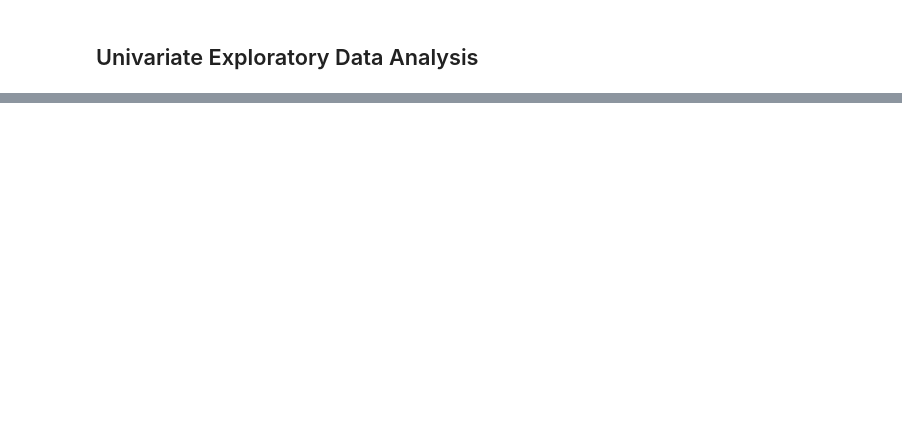
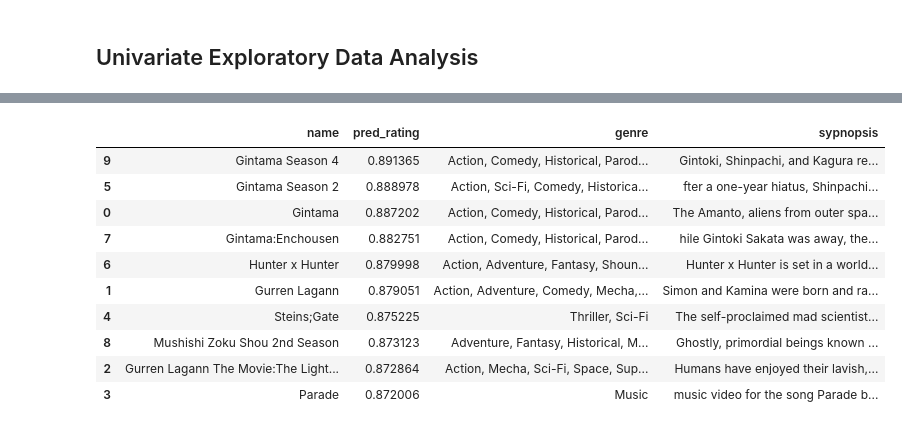
Before and after one commit to ludyhasby/machine_learning_terapan, a Jupyter notebook: recommendation_system/notebook.ipynb, the cells around one changed output, grey strips where cells are left out. Cells and saved outputs as stored; diff of their text form; code cells hidden in the pictures; blank space fills up the shorter version.

Commit message:
recommendation system

```diff
--- a/recommendation_system/notebook.ipynb
+++ b/recommendation_system/notebook.ipynb
@@ -929,0 +407,3 @@ plt.show()
+# %%
+df = pd.read_csv('anime.csv', low_memory=True)
+df = df.replace("Unknown", np.nan)
@@ -929,0 +443,9 @@ plt.show()
+# %%
+cols = ["MAL_ID", "Name", "Genres", "sypnopsis"]
+sypnopsis_df = pd.read_csv('anime_with_synopsis.csv', usecols=cols)
+
+def getSypnopsis(anime):
+    if isinstance(anime, int):
+        return sypnopsis_df[sypnopsis_df.MAL_ID == anime].sypnopsis.values[0]
+    if isinstance(anime, str):
+        return sypnopsis_df[sypnopsis_df.Name == anime].sypnopsis.values[0]
@@ -929,0 +562,6 @@ plt.show()
+# %%
+print('> picking up random user')
+
+ratings_per_user = rating_df.groupby('user_id').size()
+random_user = ratings_per_user[ratings_per_user < 500].sample(1, random_state=None).index[0]
+print('> user_id:', random_user)
@@ -929,0 +759,62 @@ plt.show()
+# %%
+print("Showing recommendations for user: {}".format(random_user))
+print("===" * 25)
+
+animes_watched_by_user = rating_df[rating_df.user_id==random_user]
+anime_not_watched_df = df[
+    ~df["anime_id"].isin(animes_watched_by_user.anime_id.values)
+]
+
+anime_not_watched = list(
+    set(anime_not_watched_df['anime_id']).intersection(set(anime2anime_encoded.keys()))
+)
+
+anime_not_watched = [[anime2anime_encoded.get(x)] for x in anime_not_watched]
+
+user_encoder = user2user_encoded.get(random_user)
+
+user_anime_array = np.hstack(
+    ([[user_encoder]] * len(anime_not_watched), anime_not_watched)
+)
+
+user_anime_array = [user_anime_array[:, 0], user_anime_array[:, 1]]
+ratings = model.predict(user_anime_array).flatten()
+
+top_ratings_indices = (-ratings).argsort()[:10]
+
+recommended_anime_ids = [
+    anime_encoded2anime.get(anime_not_watched[x][0]) for x in top_ratings_indices
+]
+
+Results = []
+top_rated_ids = []
+
+for index, anime_id in enumerate(anime_not_watched):
+    rating = ratings[index]
+    id_ = anime_encoded2anime.get(anime_id[0])
+
+    if id_ in recommended_anime_ids:
+        top_rated_ids.append(id_)
+        try:
+            condition = (df.anime_id == id_)
+            name = df[condition]['eng_version'].values[0]
+            genre = df[condition].Genres.values[0]
+            score = df[condition].Score.values[0]
+            sypnopsis = getSypnopsis(int(id_))
+        except:
+            continue
+
+        Results.append({#"anime_id": id_,
+                        "name": name,
+                        "pred_rating": rating,
+                        "genre": genre,
+                        'sypnopsis': sypnopsis})
+
+print("---" * 25)
+print("> Top 10 anime recommendations")
+print("---" * 25)
+
+
+Results = pd.DataFrame(Results).sort_values(by='pred_rating', ascending=False)
+Results
+# %% [output]
@@ -929,0 +827,11 @@ plt.show()
+|  | name | pred_rating | genre | sypnopsis |
+| 9 | Gintama Season 4 | 0.891365 | Action, Comedy, Historical, Parod... | Gintoki, Shinpachi, and Kagura re... |
+| 5 | Gintama Season 2 | 0.888978 | Action, Sci-Fi, Comedy, Historica... | fter a one-year hiatus, Shinpachi... |
+| 0 | Gintama | 0.887202 | Action, Comedy, Historical, Parod... | The Amanto, aliens from outer spa... |
+| 7 | Gintama:Enchousen | 0.882751 | Action, Comedy, Historical, Parod... | hile Gintoki Sakata was away, the... |
+| 6 | Hunter x Hunter | 0.879998 | Action, Adventure, Fantasy, Shoun... | Hunter x Hunter is set in a world... |
+| 1 | Gurren Lagann | 0.879051 | Action, Adventure, Comedy, Mecha,... | Simon and Kamina were born and ra... |
+| 4 | Steins;Gate | 0.875225 | Thriller, Sci-Fi | The self-proclaimed mad scientist... |
+| 8 | Mushishi Zoku Shou 2nd Season | 0.873123 | Adventure, Fantasy, Historical, M... | Ghostly, primordial beings known ... |
+| 2 | Gurren Lagann The Movie:The Light... | 0.872864 | Action, Mecha, Sci-Fi, Space, Sup... | Humans have enjoyed their lavish,... |
+| 3 | Parade | 0.872006 | Music | music video for the song Parade b... |
```
Also changed, not shown: parts of 162 cells of this notebook, 9 other files.
